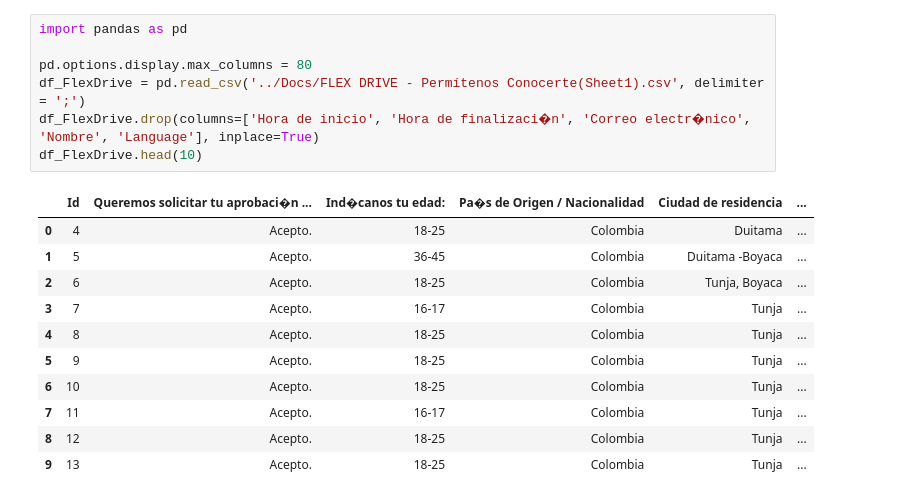
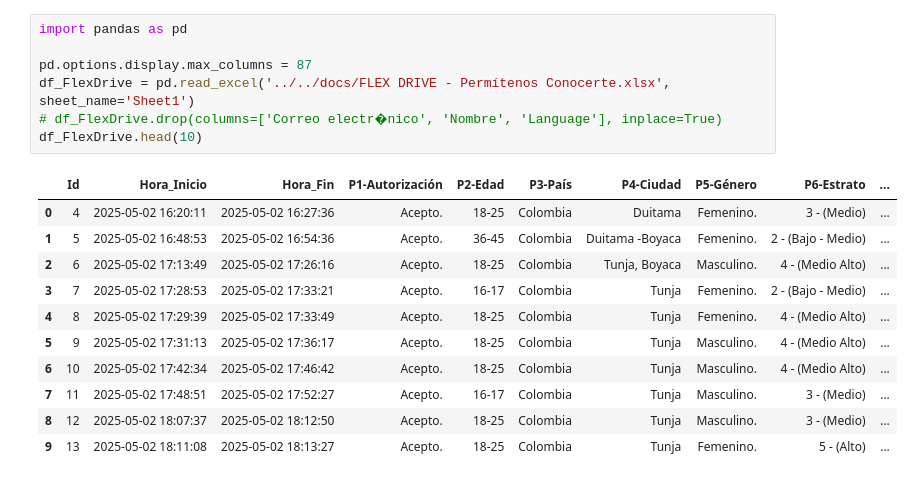
Before and after one commit to JorgeDanielRamirezNieves/Flex-Drive, a Jupyter notebook: Data-Analytics/code/Big-Data/flex-drive_analisis.ipynb, the cells around one changed output. Drawn from its saved outputs; the diff is of its cells as text.

```diff
--- a/Data-Analytics/code/Big-Data/flex-drive_analisis.ipynb
+++ b/Data-Analytics/code/Big-Data/flex-drive_analisis.ipynb
@@ -3,19 +85,19 @@
 # %%
 import pandas as pd
 
-pd.options.display.max_columns = 80
-df_FlexDrive = pd.read_csv('../Docs/FLEX DRIVE - Permítenos Conocerte(Sheet1).csv', delimiter = ';')
-df_FlexDrive.drop(columns=['Hora de inicio', 'Hora de finalizaci�n', 'Correo electr�nico', 'Nombre', 'Language'], inplace=True)
+pd.options.display.max_columns = 87
+df_FlexDrive = pd.read_excel('../../docs/FLEX DRIVE - Permítenos Conocerte.xlsx', sheet_name='Sheet1')
+# df_FlexDrive.drop(columns=['Correo electr�nico', 'Nombre', 'Language'], inplace=True)
 df_FlexDrive.head(10)
 # %% [output]
-|  | Id | Queremos solicitar tu aprobaci�n ... | Ind�canos tu edad: | Pa�s de Origen / Nacionalidad | Ciudad de residencia | ... |
-| 0 | 4 | Acepto. | 18-25 | Colombia | Duitama | ... |
-| 1 | 5 | Acepto. | 36-45 | Colombia | Duitama -Boyaca | ... |
-| 2 | 6 | Acepto. | 18-25 | Colombia | Tunja, Boyaca | ... |
-| 3 | 7 | Acepto. | 16-17 | Colombia | Tunja | ... |
-| 4 | 8 | Acepto. | 18-25 | Colombia | Tunja | ... |
-| 5 | 9 | Acepto. | 18-25 | Colombia | Tunja | ... |
-| 6 | 10 | Acepto. | 18-25 | Colombia | Tunja | ... |
-| 7 | 11 | Acepto. | 16-17 | Colombia | Tunja | ... |
-| 8 | 12 | Acepto. | 18-25 | Colombia | Tunja | ... |
-| 9 | 13 | Acepto. | 18-25 | Colombia | Tunja | ... |
+|  | Id | Hora_Inicio | Hora_Fin | P1-Autorización | P2-Edad | P3-País | P4-Ciudad | P5-Género | P6-Estrato | ... |
+| 0 | 4 | 2025-05-02 16:20:11 | 2025-05-02 16:27:36 | Acepto. | 18-25 | Colombia | Duitama | Femenino. | 3 - (Medio) | ... |
+| 1 | 5 | 2025-05-02 16:48:53 | 2025-05-02 16:54:36 | Acepto. | 36-45 | Colombia | Duitama -Boyaca | Femenino. | 2 - (Bajo - Medio) | ... |
+| 2 | 6 | 2025-05-02 17:13:49 | 2025-05-02 17:26:16 | Acepto. | 18-25 | Colombia | Tunja, Boyaca | Masculino. | 4 - (Medio Alto) | ... |
+| 3 | 7 | 2025-05-02 17:28:53 | 2025-05-02 17:33:21 | Acepto. | 16-17 | Colombia | Tunja | Femenino. | 2 - (Bajo - Medio) | ... |
+| 4 | 8 | 2025-05-02 17:29:39 | 2025-05-02 17:33:49 | Acepto. | 18-25 | Colombia | Tunja | Femenino. | 4 - (Medio Alto) | ... |
+| 5 | 9 | 2025-05-02 17:31:13 | 2025-05-02 17:36:17 | Acepto. | 18-25 | Colombia | Tunja | Masculino. | 4 - (Medio Alto) | ... |
+| 6 | 10 | 2025-05-02 17:42:34 | 2025-05-02 17:46:42 | Acepto. | 18-25 | Colombia | Tunja | Masculino. | 4 - (Medio Alto) | ... |
+| 7 | 11 | 2025-05-02 17:48:51 | 2025-05-02 17:52:27 | Acepto. | 16-17 | Colombia | Tunja | Masculino. | 3 - (Medio) | ... |
+| 8 | 12 | 2025-05-02 18:07:37 | 2025-05-02 18:12:50 | Acepto. | 18-25 | Colombia | Tunja | Masculino. | 3 - (Medio) | ... |
+| 9 | 13 | 2025-05-02 18:11:08 | 2025-05-02 18:13:27 | Acepto. | 18-25 | Colombia | Tunja | Femenino. | 5 - (Alto) | ... |
```
Also changed, not shown: parts of 2 cells of this notebook, 5 other files.
